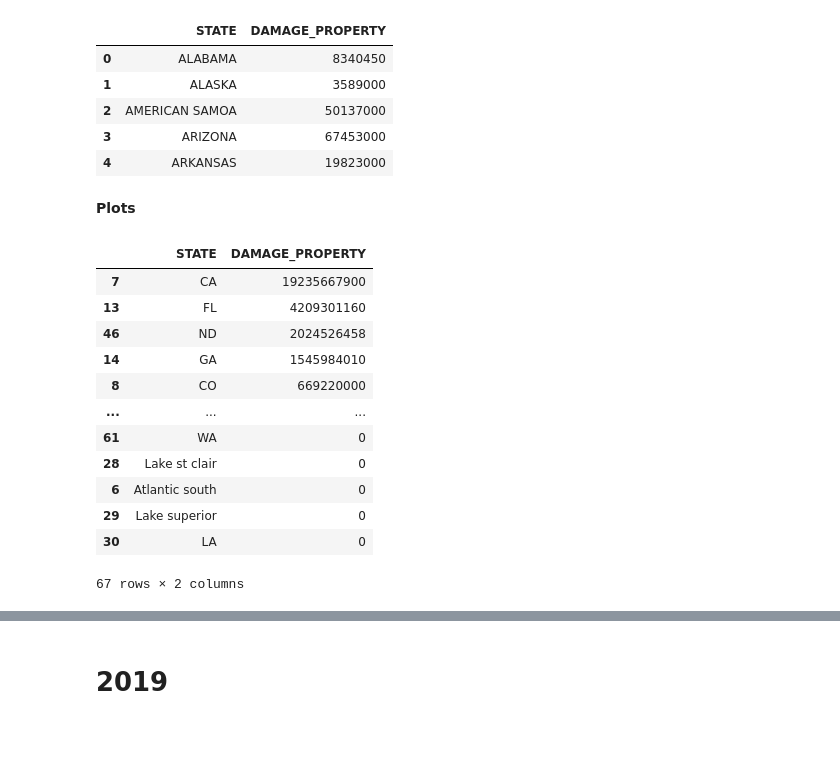
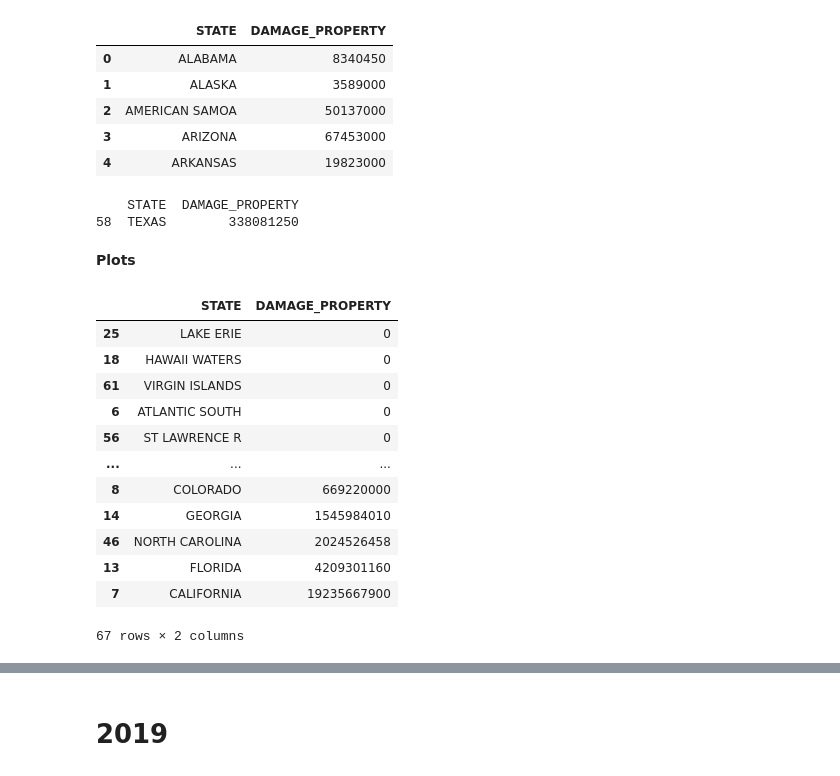
Before and after one commit to lmstephens/Build-Week1, a Jupyter notebook: 2013_2019weather.ipynb, the cells around one changed output, grey strips where cells are left out. Saved outputs shown, nothing was run; the diff lists cells and outputs as text; code cells hidden in the pictures; blank space fills up the shorter version.

```diff
--- a/2013_2019weather.ipynb
+++ b/2013_2019weather.ipynb
@@ -854,23 +859,28 @@ df2018.head()
 | 2 | AMERICAN SAMOA | 50137000 |
 | 3 | ARIZONA | 67453000 |
 | 4 | ARKANSAS | 19823000 |
+# %%
+print(df2018[df2018['STATE'].str.match('TEXAS')])
+# %% [output]
+    STATE  DAMAGE_PROPERTY
+58  TEXAS        338081250
 # %% [markdown]
 **Plots**
 # %%
-df2018.sort_values(by='DAMAGE_PROPERTY', ascending=False)
+df2018.sort_values(by='DAMAGE_PROPERTY', ascending=True)
 # %% [output]
 |  | STATE | DAMAGE_PROPERTY |
-| 7 | CA | 19235667900 |
-| 13 | FL | 4209301160 |
-| 46 | ND | 2024526458 |
-| 14 | GA | 1545984010 |
-| 8 | CO | 669220000 |
+| 25 | LAKE ERIE | 0 |
+| 18 | HAWAII WATERS | 0 |
+| 61 | VIRGIN ISLANDS | 0 |
+| 6 | ATLANTIC SOUTH | 0 |
+| 56 | ST LAWRENCE R | 0 |
 | ... | ... | ... |
-| 61 | WA | 0 |
-| 28 | Lake st clair | 0 |
-| 6 | Atlantic south | 0 |
-| 29 | Lake superior | 0 |
-| 30 | LA | 0 |
+| 8 | COLORADO | 669220000 |
+| 14 | GEORGIA | 1545984010 |
+| 46 | NORTH CAROLINA | 2024526458 |
+| 13 | FLORIDA | 4209301160 |
+| 7 | CALIFORNIA | 19235667900 |
 67 rows × 2 columns
 # %%
 df2018['STATE']=df2018['STATE'].str.capitalize()
```
Also changed, not shown: parts of 4 cells of this notebook.
